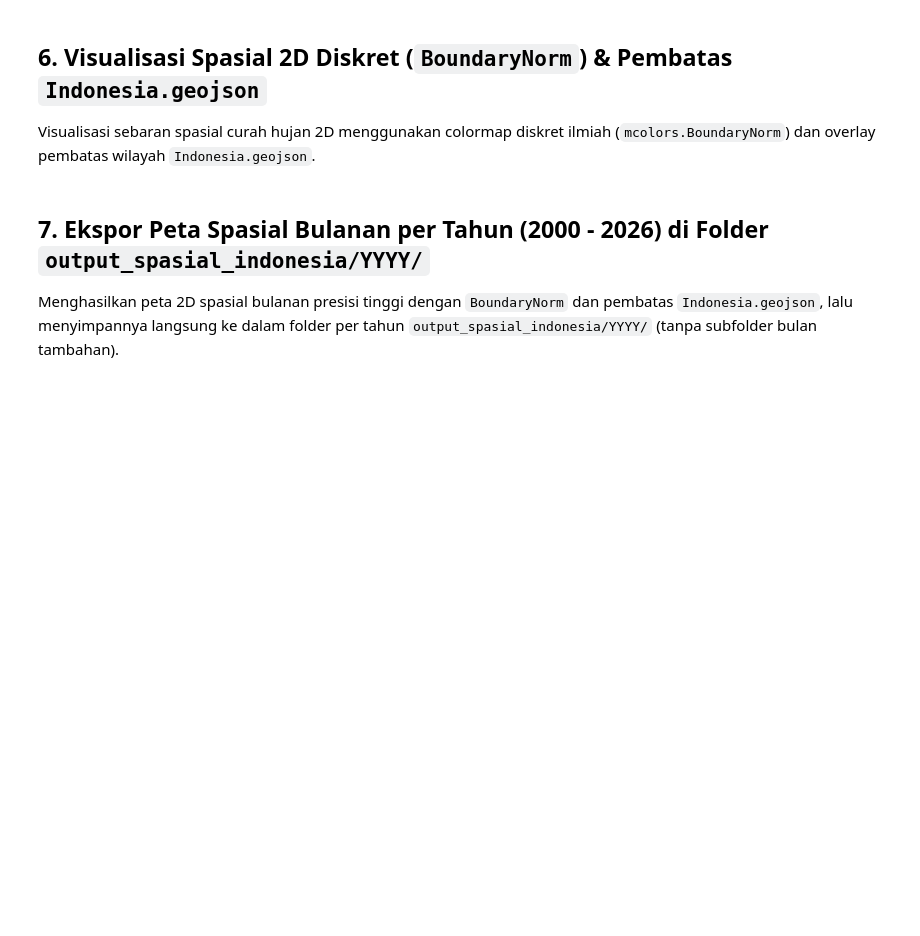
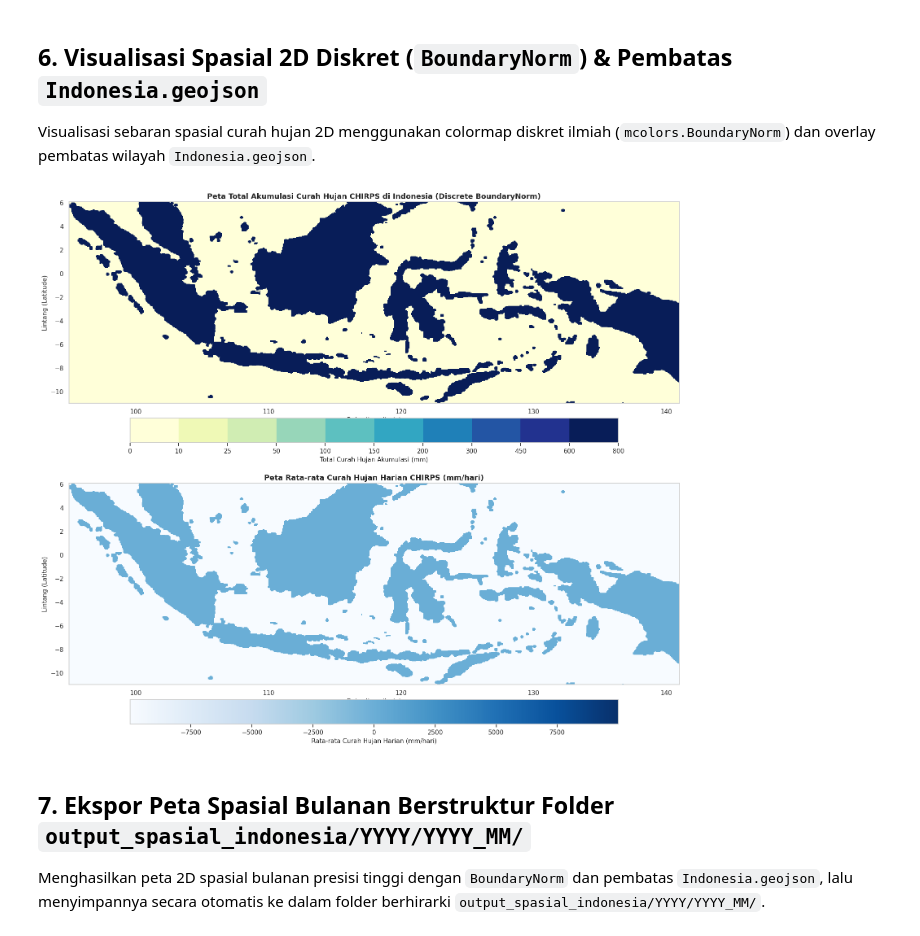
Before and after one commit to widhyatma/Projek_Downscale, a Jupyter notebook: analisis-chirps-indonesia.ipynb, the cells around one changed output. Drawn from its saved outputs; the diff is of its cells as text; code cells hidden in the pictures; blank space fills up the shorter version.

Commit message:
Kaggle Notebook | Analisis CHIRPS Indonesia | Version 4

```diff
--- a/analisis-chirps-indonesia.ipynb
+++ b/analisis-chirps-indonesia.ipynb
@@ -21,7 +31,7 @@ plt.rcParams['font.family'] = "sans-serif"
 ## 1. Auto-Detect Path Dataset CHIRPS & Vektor `Indonesia.geojson`
 # %%
 possible_paths = [
-    "/kaggle/input/datasets/jerismeteo/chirps-kebumen/data/CHIRPS/",
+    "/kaggle/input/datasets/jerismeteo/chirps-indonesia/data/CHIRPS/",
     "data/chirps",
     "data/CHIRPS"
 ]
@@ -201,38 +257,40 @@ fig, axes = plt.subplots(2, 1, figsize=(16, 14))
 im1 = spatial_total.plot(
     ax=axes[0],
     cmap=cmap_ilmiah,
     norm=norm_ilmiah,
     add_colorbar=False
 )
 if gdf_indo is not None:
-    gdf_indo.boundary.plot(ax=axes[0], color='black', linewidth=0.6, alpha=0.85, label='Batas Wilayah Indonesia')
+    gdf_indo.boundary.plot(ax=axes[0], color='black', linewidth=0.6, alpha=0.8, label='Batas Wilayah Indonesia')
 axes[0].set_title("Peta Total Akumulasi Curah Hujan CHIRPS di Indonesia (Discrete BoundaryNorm)", fontsize=13, fontweight='bold')
 axes[0].set_xlabel("Bujur (Longitude)", fontsize=11)
 axes[0].set_ylabel("Lintang (Latitude)", fontsize=11)
 
 cbar1 = fig.colorbar(im1, ax=axes[0], orientation='horizontal', pad=0.06, shrink=0.8, ticks=interval_hujan)
 cbar1.set_label('Total Curah Hujan Akumulasi (mm)', fontsize=11)
 
 # 2. Peta Rata-rata Harian
 im2 = spatial_mean.plot(
     ax=axes[1],
     cmap='Blues',
     add_colorbar=False
 )
 if gdf_indo is not None:
-    gdf_indo.boundary.plot(ax=axes[1], color='black', linewidth=0.6, alpha=0.85)
+    gdf_indo.boundary.plot(ax=axes[1], color='black', linewidth=0.6, alpha=0.8)
 axes[1].set_title("Peta Rata-rata Curah Hujan Harian CHIRPS (mm/hari)", fontsize=13, fontweight='bold')
 axes[1].set_xlabel("Bujur (Longitude)", fontsize=11)
 axes[1].set_ylabel("Lintang (Latitude)", fontsize=11)
 
 cbar2 = fig.colorbar(im2, ax=axes[1], orientation='horizontal', pad=0.06, shrink=0.8)
 cbar2.set_label('Rata-rata Curah Hujan Harian (mm/hari)', fontsize=11)
 
 plt.tight_layout()
 plt.show()
+# %% [output]
+[figure, added]
 # %% [markdown]
-## 7. Ekspor Peta Spasial Bulanan per Tahun (2000 - 2026) di Folder `output_spasial_indonesia/YYYY/`
-Menghasilkan peta 2D spasial bulanan presisi tinggi dengan `BoundaryNorm` dan pembatas `Indonesia.geojson`, lalu menyimpannya langsung ke dalam folder per tahun `output_spasial_indonesia/YYYY/` (tanpa subfolder bulan tambahan).
+## 7. Ekspor Peta Spasial Bulanan Berstruktur Folder `output_spasial_indonesia/YYYY/YYYY_MM/`
+Menghasilkan peta 2D spasial bulanan presisi tinggi dengan `BoundaryNorm` dan pembatas `Indonesia.geojson`, lalu menyimpannya secara otomatis ke dalam folder berhirarki `output_spasial_indonesia/YYYY/YYYY_MM/`.
 # %%
 base_out_dir = Path("output_spasial_indonesia")
 base_out_dir.mkdir(exist_ok=True)
```
Also changed, not shown: parts of 8 cells of this notebook.
